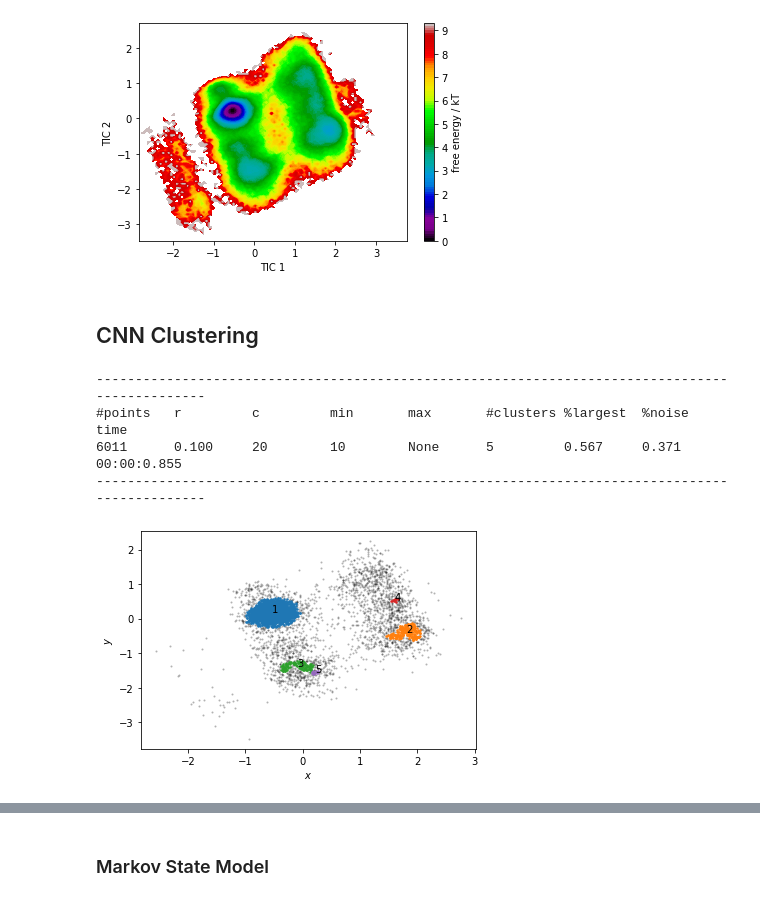
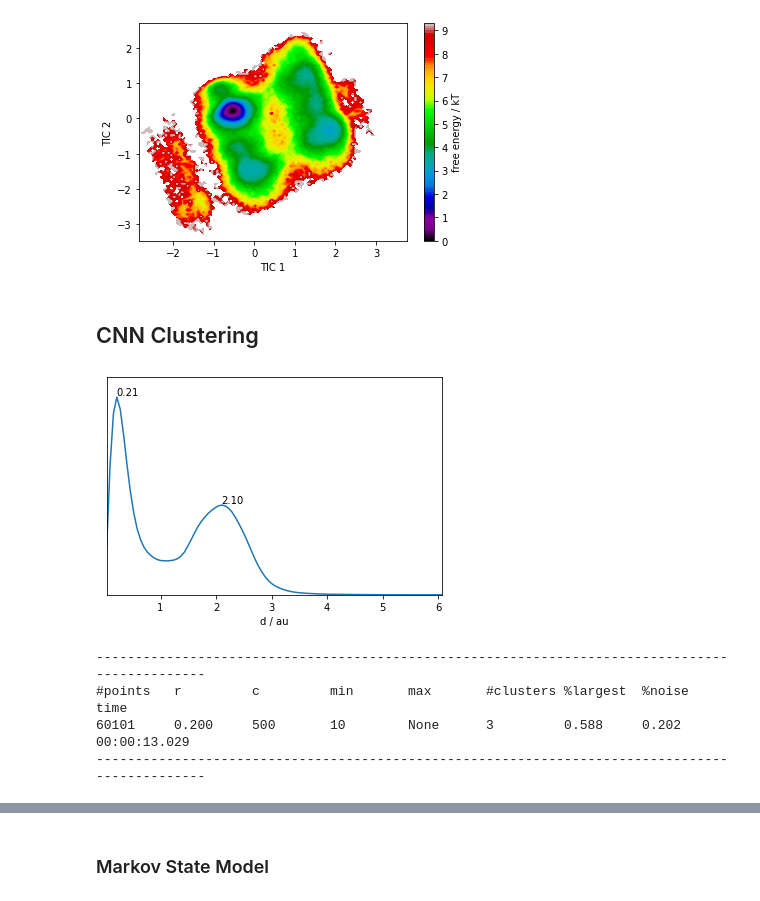
Before and after one commit to janjoswig/AlgoSB2021, a Jupyter notebook: example/example_VGLAPG.ipynb, the cells around one changed output, grey strips where cells are left out. Cells and saved outputs as stored; diff of their text form; code cells hidden in the pictures.

```diff
--- a/example/example_VGLAPG.ipynb
+++ b/example/example_VGLAPG.ipynb
@@ -41,5 +68,3 @@ ax.set_ylabel('TIC 2')
 # %% [output]
 Text(0, 0.5, 'TIC 2')
 [figure]
-# %% [markdown]
-## CNN Clustering
@@ -48,11 +71,12 @@ clustering = cluster.Clustering(np.concatenate(tica.get_output())[::100])
-# %%
-clustering.fit(0.1, 20, member_cutoff=10)
-# %% [output]
------------------------------------------------------------------------------------------------
-#points   r         c         min       max       #clusters %largest  %noise    time
-6011      0.100     20        10        None      5         0.567     0.371     00:00:0.855
------------------------------------------------------------------------------------------------
-# %%
-_ = clustering.evaluate()
-# %% [output]
-[figure, removed]
+# %% [markdown]
+## CNN Clustering
+# %%
+data = np.concatenate(tica.get_output())[::10]
+
+distances = pairwise_distances(data[::10])
+distance_rclustering = cluster.Clustering(distances, registered_recipe_key="distances")
+
+fig, ax = plt.subplots()
+_ = plot.plot_histogram(ax, distances.flatten(), maxima=True, maxima_props={"order": 5})
+# %% [output]
+[figure, added]
@@ -58,0 +103,9 @@ _ = clustering.evaluate()
+# %%
+# Use pre-computed neighbourhoods
+clustering_neighbourhoods_sorted.fit(0.2, 500, 10)
+clustering._labels = clustering_neighbourhoods_sorted._labels
+# %% [output]
+-----------------------------------------------------------------------------------------------
+#points   r         c         min       max       #clusters %largest  %noise    time
+60101     0.200     500       10        None      3         0.588     0.202     00:00:13.029
+-----------------------------------------------------------------------------------------------
```
Also changed, not shown: parts of 22 cells of this notebook, 1 other file.
